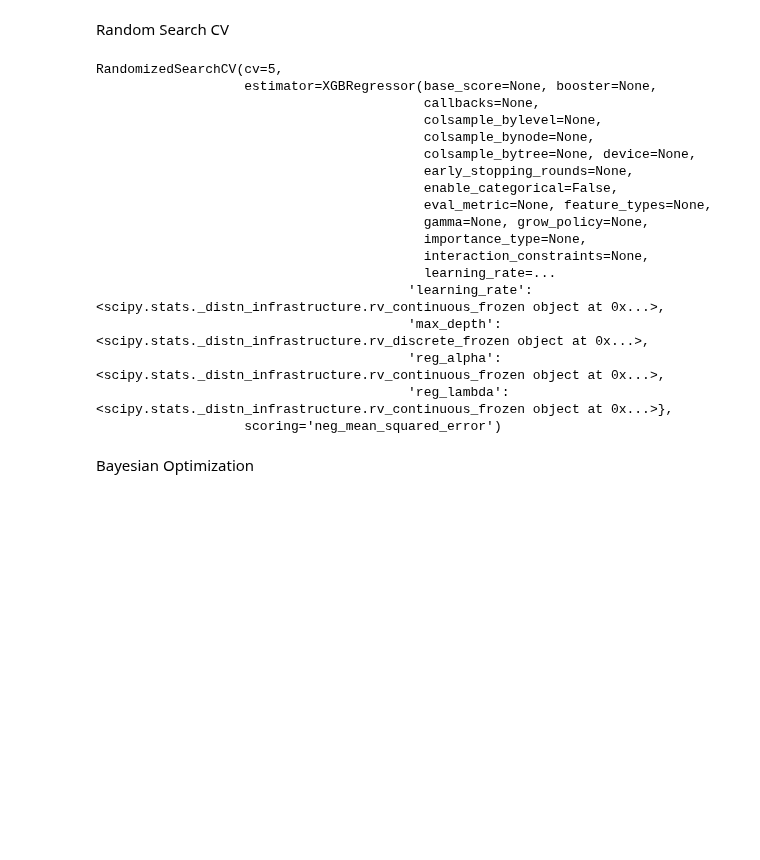
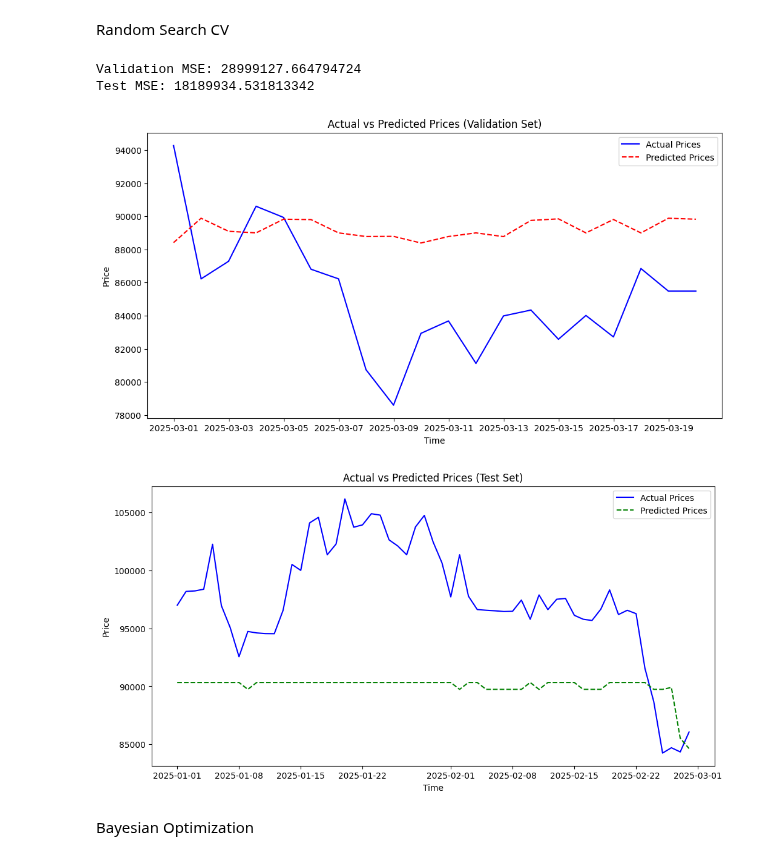
Before and after one commit to alyssa-tsh/CryptoMine, a Jupyter notebook: model.ipynb, the cells around one changed output. Saved outputs shown, nothing was run; the diff lists cells and outputs as text; code cells hidden in the pictures; blank space fills up the shorter version.

```diff
--- a/model.ipynb
+++ b/model.ipynb
@@ -342,8 +369,9 @@ KeyboardInterrupt:
 Random Search CV
 # %%
 # random search for best hyperparameters for XGBoost
-from sklearn.model_selection import RandomizedSearchCV
-from scipy.stats import uniform, randint
+
+#define time-series cross validation
+tscv = TimeSeriesSplit(n_splits=5)
 
 # Define the model
 model = XGBRegressor()
@@ -357,24 +385,17 @@ param_distributions = {
 }
 
 # Perform random search
-random_search = RandomizedSearchCV(model, param_distributions, n_iter=100, cv=5, scoring='neg_mean_squared_error')
+random_search = RandomizedSearchCV(model, param_distributions, n_iter=100, cv=tscv, scoring='neg_mean_squared_error')
 random_search.fit(train_data[features], train_data[targets[0]])
+
+val_predictions_rs = random_search.predict(val_data[features])
+val_mse = mean_squared_error(val_data[targets[0]], val_predictions_rs)
+print(f"Validation MSE: {val_mse}")
+
+# Predict on test data
+test_predictions_rs = random_search.predict(test_data[features])
+test_mse = mean_squared_error(test_data[targets[0]], test_predictions_rs)
+print(f"Test MSE: {test_mse}")
 # %% [output]
-RandomizedSearchCV(cv=5,
-                   estimator=XGBRegressor(base_score=None, booster=None,
-                                          callbacks=None,
-                                          colsample_bylevel=None,
-                                          colsample_bynode=None,
-                                          colsample_bytree=None, device=None,
-                                          early_stopping_rounds=None,
-                                          enable_categorical=False,
-                                          eval_metric=None, feature_types=None,
-                                          gamma=None, grow_policy=None,
-                                          importance_type=None,
-                                          interaction_constraints=None,
-                                          learning_rate=...
-                                        'learning_rate': <scipy.stats._distn_infrastructure.rv_continuous_frozen object at 0x...>,
-                                        'max_depth': <scipy.stats._distn_infrastructure.rv_discrete_frozen object at 0x...>,
-                                        'reg_alpha': <scipy.stats._distn_infrastructure.rv_continuous_frozen object at 0x...>,
-                                        'reg_lambda': <scipy.stats._distn_infrastructure.rv_continuous_frozen object at 0x...>},
-                   scoring='neg_mean_squared_error')
+Validation MSE: 28999127.664794724
+Test MSE: 18189934.531813342
@@ -381,2 +447,7 @@ RandomizedSearchCV(cv=5,
+# %%
+line_plot(val_predictions, test_predictions)
+# %% [output]
+[figure, added]
+[figure, added]
 # %% [markdown]
 Bayesian Optimization
```
Also changed, not shown: parts of 12 cells of this notebook.
